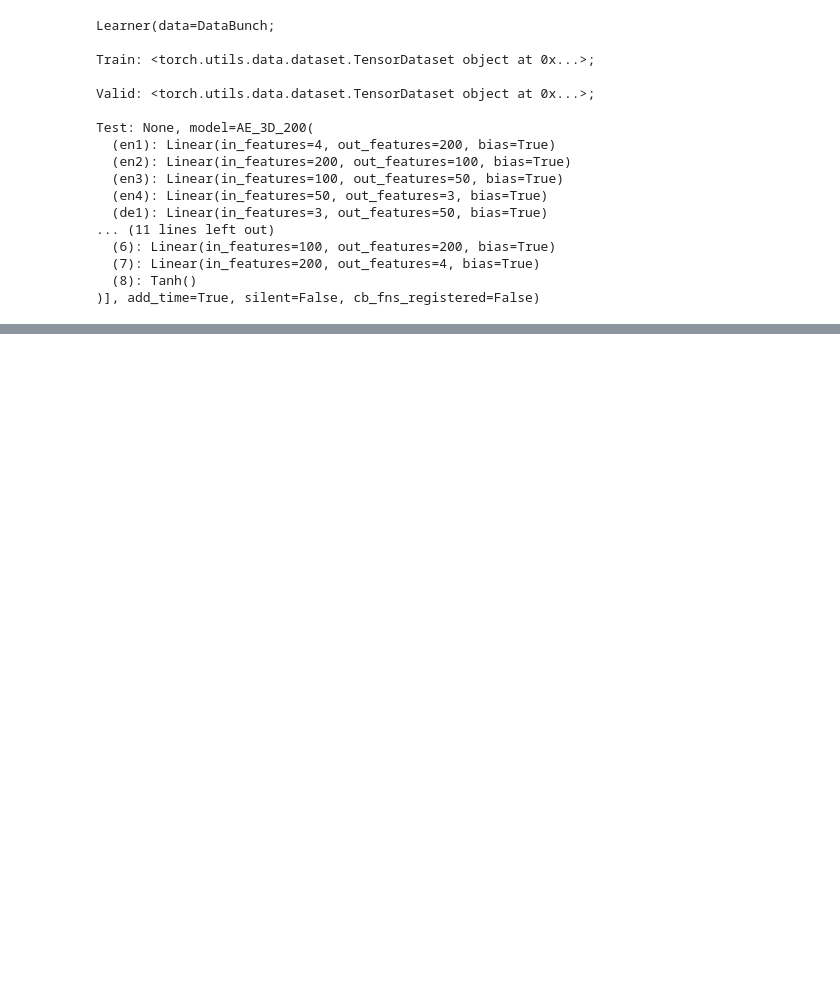
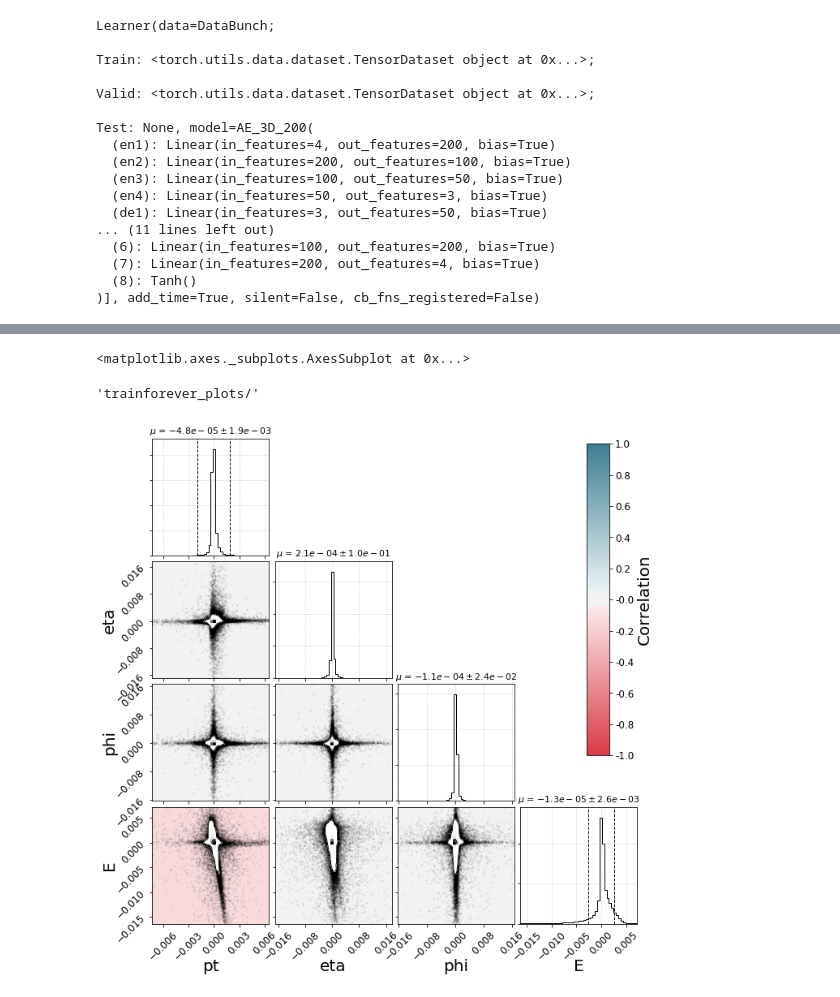
Before and after one commit to erwulff/lth_thesis_project, a Jupyter notebook: jet_by_jet_compression/fastai_AE_3D/fastai_AE_3D_200_no1cycle.ipynb, the cells around one changed output, grey strips where cells are left out. Saved outputs shown, nothing was run; the diff lists cells and outputs as text; code cells hidden in the pictures; blank space fills up the shorter version.

```diff
--- a/jet_by_jet_compression/fastai_AE_3D/fastai_AE_3D_200_no1cycle.ipynb
+++ b/jet_by_jet_compression/fastai_AE_3D/fastai_AE_3D_200_no1cycle.ipynb
@@ -834,0 +855,59 @@ for kk in np.arange(4):
+# %%
+ax
+# %% [output]
+<matplotlib.axes._subplots.AxesSubplot at 0x...>
+# %%
+curr_save_folder
+# %% [output]
+'trainforever_plots/'
+# %%
+import corner.corner as corner
+import seaborn as sns
+
+res_df = pd.DataFrame({'pt': residuals[:, 0], 'eta': residuals[:, 1], 'phi': residuals[:, 2], 'E': residuals[:, 3]})
+save = True
+
+# Generate a custom diverging colormap
+cmap = sns.diverging_palette(10, 220, as_cmap=True)
+#cmap = 'RdBu'
+norm = mpl.colors.Normalize(vmin=-1, vmax=1, clip=False)
+mappable = mpl.cm.ScalarMappable(norm=norm, cmap=cmap)
+
+group = ['pt', 'eta', 'phi', 'E']
+
+label_kwargs = {'fontsize': 20}
+title_kwargs = {"fontsize": 11}
+mpl.rcParams['lines.linewidth'] = 1
+mpl.rcParams['xtick.labelsize'] = 12
+mpl.rcParams['ytick.labelsize'] = 12
+group_arr = res_df.values
+corr = res_df.corr()
+qs = np.quantile(group_arr, q=[.0025, .9975], axis=0)
+ndim = qs.shape[1]
+ranges = [tuple(qs[:, kk]) for kk in np.arange(ndim)]
+figure = corner(group_arr, range=ranges, plot_density=True, plot_contours=True, no_fill_contours=False, #range=[range for i in np.arange(ndim)],
+                bins=50, labels=group, label_kwargs=label_kwargs, #truths=[0 for kk in np.arange(qs.shape[1])],
+                show_titles=True, title_kwargs=title_kwargs, quantiles=(0.16, 0.84),
+                # levels=(1 - np.exp(-0.5), .90), fill_contours=False, title_fmt='.2e')
+                levels=(1 - np.exp(-0.5), .90), fill_contours=False, title_fmt='.1e')
+
+# # Extract the axes
+axes = np.array(figure.axes).reshape((ndim, ndim))
+# Loop over the diagonal
+linecol = 'r'
+linstyl = 'dashed'
+# Loop over the histograms
+for yi in np.arange(ndim):
+    for xi in np.arange(yi):
+        ax = axes[yi, xi]
+        # Set face color according to correlation
+        ax.set_facecolor(color=mappable.to_rgba(corr.values[yi, xi]))
+cax = figure.add_axes([.87, .4, .04, 0.55])
+cbar = plt.colorbar(mappable, cax=cax, format='%.1f', ticks=np.arange(-1., 1.1, 0.2))
+cbar.ax.set_ylabel('Correlation', fontsize=20)
+
+if save:
+    fig_name = 'corner_3d.png'
+    plt.savefig(curr_save_folder + fig_name)
+# %% [output]
+[figure, added]
```
Also changed, not shown: parts of 4 cells of this notebook, 14 other files.
